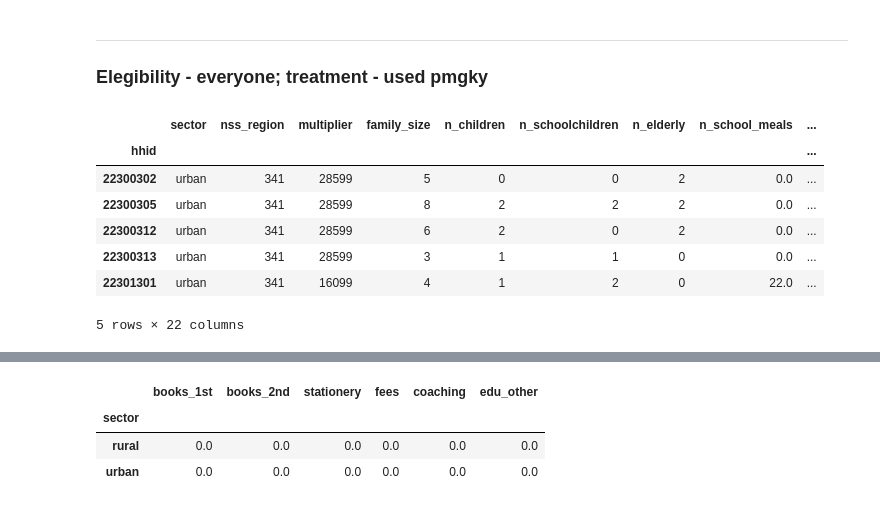
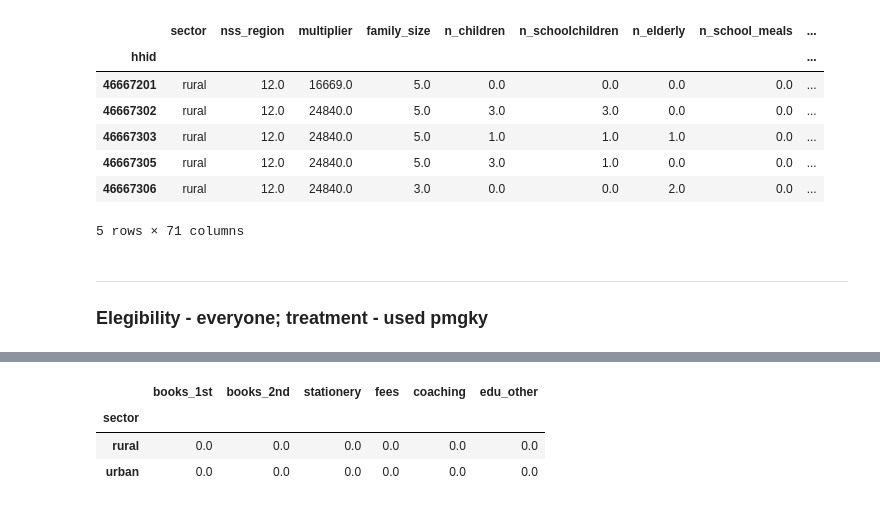
Before and after one commit to jaidevd/beingbayesian, a Jupyter notebook: 06-public-welfare/food.ipynb, the cells around one changed output, grey strips where cells are left out. Drawn from its saved outputs; the diff is of its cells as text; code cells hidden in the pictures.

```diff
--- a/06-public-welfare/food.ipynb
+++ b/06-public-welfare/food.ipynb
@@ -10,25 +1,20 @@ edu = pd.read_parquet('data/education.parquet')
+# %%
+import pandas as pd
+from statsmodels.stats.weightstats import ttest_ind
+import hces
+
+df = hces.load()
+df.head()
+# %% [output]
+|  | sector | nss_region | multiplier | family_size | n_children | n_schoolchildren | n_elderly | n_school_meals | ... |
+| hhid |  |  |  |  |  |  |  |  | ... |
+| 46667201 | rural | 12.0 | 16669.0 | 5.0 | 0.0 | 0.0 | 0.0 | 0.0 | ... |
+| 46667302 | rural | 12.0 | 24840.0 | 5.0 | 3.0 | 3.0 | 0.0 | 0.0 | ... |
+| 46667303 | rural | 12.0 | 24840.0 | 5.0 | 1.0 | 1.0 | 1.0 | 0.0 | ... |
+| 46667305 | rural | 12.0 | 24840.0 | 5.0 | 3.0 | 1.0 | 0.0 | 0.0 | ... |
+| 46667306 | rural | 12.0 | 24840.0 | 3.0 | 0.0 | 0.0 | 2.0 | 0.0 | ... |
+5 rows × 71 columns
 # %% [markdown]
 ---
 
 ### Elegibility - everyone; treatment - used pmgky
-# %%
-df['treat'] = df['has_benefited_from_pmgky'] == 'yes'
-
-ix = df.index
-for i in [food, health, edu]:
-    ix = i.index.intersection(ix)
-df = df.loc[ix]
-
-df['FOOD'] = food.loc[df.index].sum(axis=1)
-df['EDUCATION'] = edu.loc[df.index].sum(axis=1)
-df['HEALTH'] = health.loc[df.index].sum(axis=1)
-df.head()
-# %% [output]
-|  | sector | nss_region | multiplier | family_size | n_children | n_schoolchildren | n_elderly | n_school_meals | ... |
-| hhid |  |  |  |  |  |  |  |  | ... |
-| 22300302 | urban | 341 | 28599 | 5 | 0 | 0 | 2 | 0.0 | ... |
-| 22300305 | urban | 341 | 28599 | 8 | 2 | 2 | 2 | 0.0 | ... |
-| 22300312 | urban | 341 | 28599 | 6 | 2 | 0 | 2 | 0.0 | ... |
-| 22300313 | urban | 341 | 28599 | 3 | 1 | 1 | 0 | 0.0 | ... |
-| 22301301 | urban | 341 | 16099 | 4 | 1 | 2 | 0 | 22.0 | ... |
-5 rows × 22 columns
```
Also changed, not shown: parts of 35 cells of this notebook, 5 other files.
